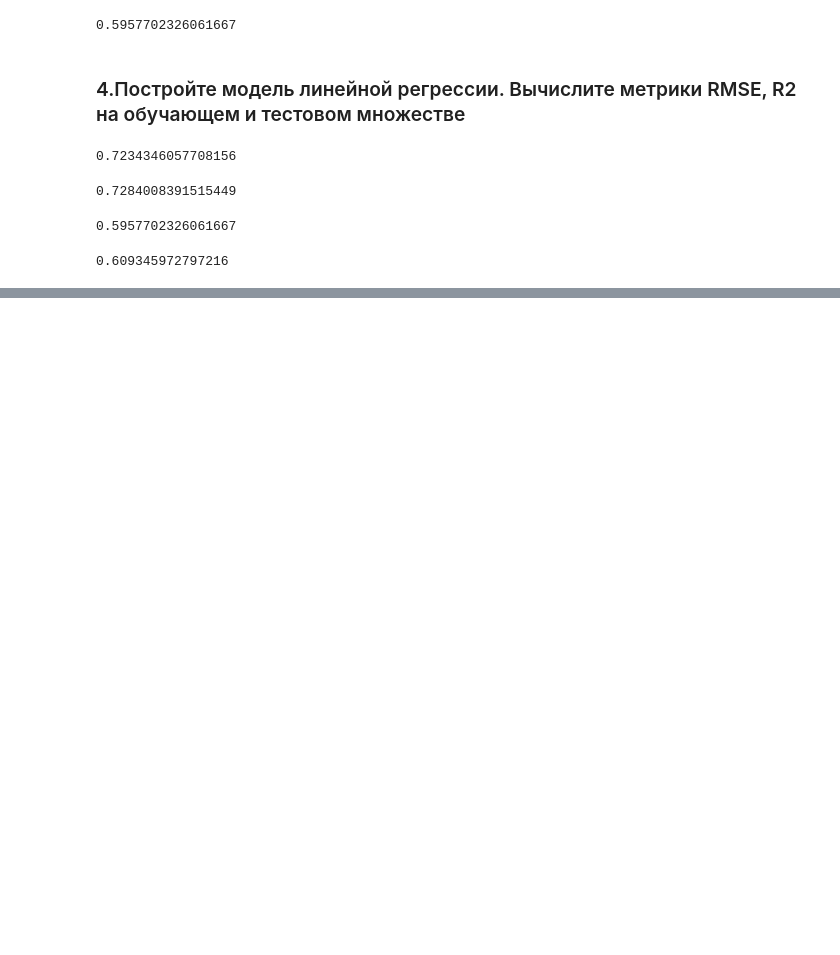
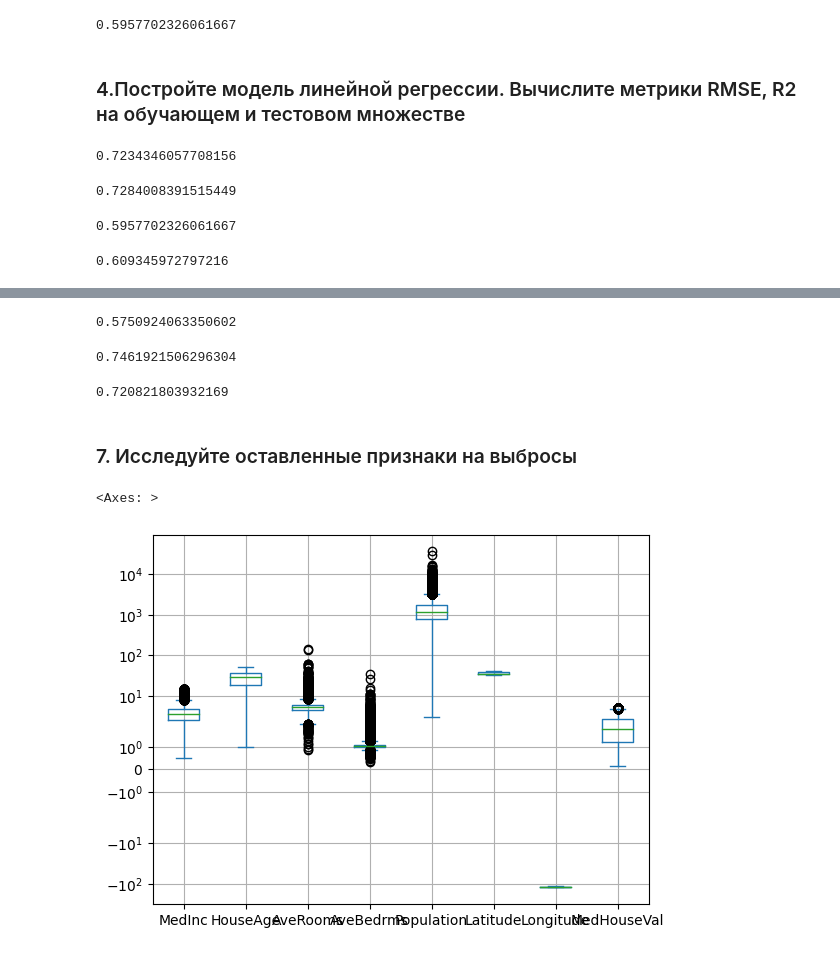
Before and after one commit to dr-Elan/MLHW, a Jupyter notebook: Работа с переменными.ipynb, the cells around one changed output, grey strips where cells are left out. Drawn from its saved outputs; the diff is of its cells as text; code cells hidden in the pictures; blank space fills up the shorter version.

```diff
--- a/Работа с переменными.ipynb
+++ b/Работа с переменными.ipynb
@@ -122,0 +164,2 @@ model.score(X_train,y_train)
+# %%
+df = df.drop(columns=['AveOccup'])
@@ -122,0 +224,17 @@ model.score(X_train,y_train)
+# %%
+# Коэффициент детерминации на тестовых данных
+new_model.score(X_test,y_test)
+# %% [output]
+0.5750924063350602
+# %%
+# Вычислить RMSE для для тестовых данных
+rmse = mean_squared_error(new_model.predict(X_test),y_test,squared=False)
+rmse
+# %% [output]
+0.7461921506296304
+# %%
+# Вычислить RMSE для для тестовых данных
+rmse = mean_squared_error(new_model.predict(X_train),y_train,squared=False)
+rmse
+# %% [output]
+0.720821803932169
@@ -122,0 +243,7 @@ model.score(X_train,y_train)
+# %% [markdown]
+### 7. Исследуйте оставленные признаки на выбросы
+# %%
+df.plot(kind='box',grid=True, logy='sym')
+# %% [output]
+<Axes: >
+[figure, added]
```
Also changed, not shown: parts of 41 cells of this notebook.
